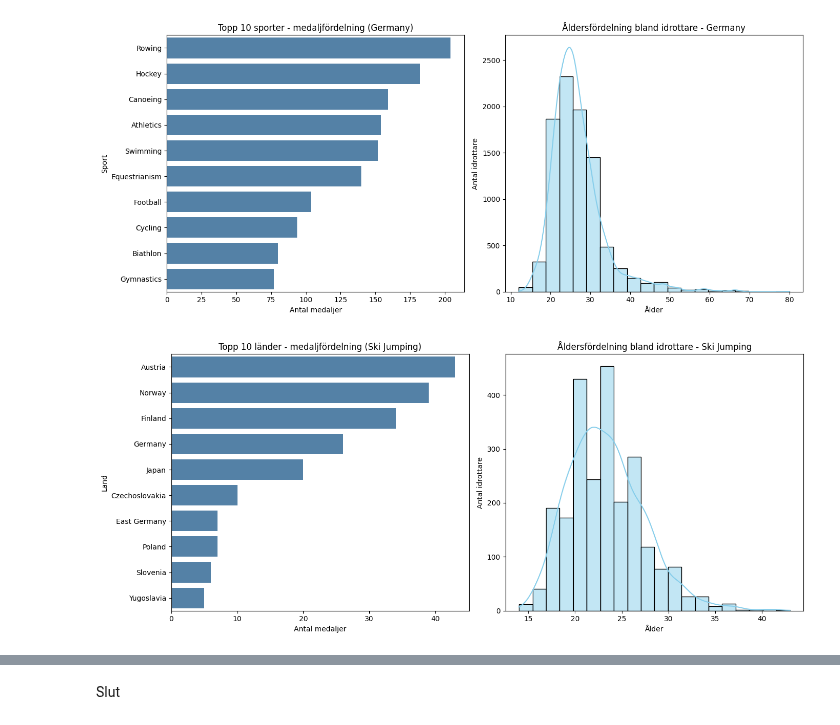
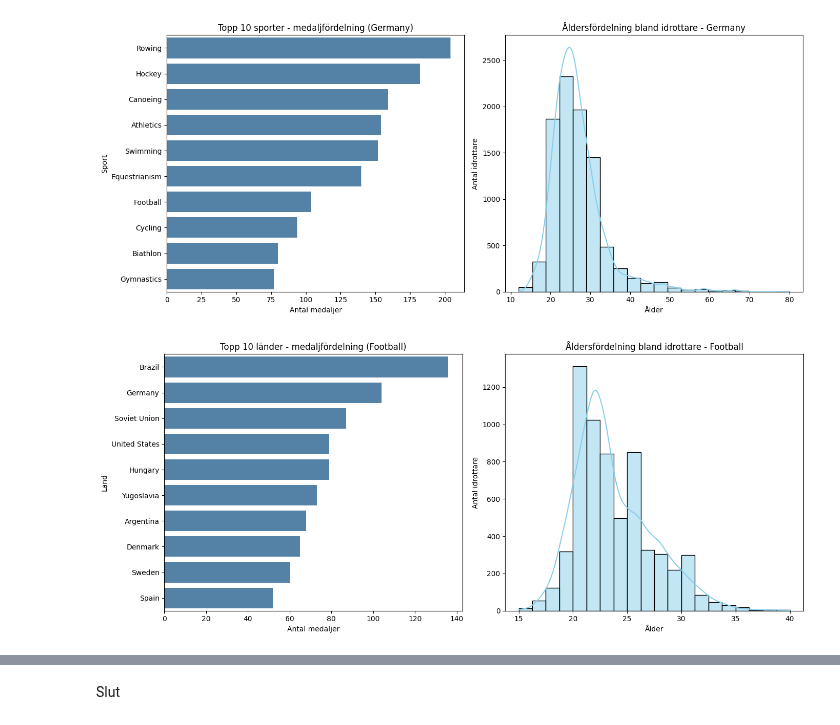
Before and after one commit to SebastianPetersson/Project_OS, a Jupyter notebook: Projekt_OS_Tyskland.ipynb, the cells around one changed output, grey strips where cells are left out. Saved outputs shown, nothing was run; the diff lists cells and outputs as text; code cells hidden in the pictures.

```diff
--- a/Projekt_OS_Tyskland.ipynb
+++ b/Projekt_OS_Tyskland.ipynb
@@ -210,6 +215,6 @@ Functions.visualize_country_stats(olympics, "Germany")
 # %% [output]
 [figure]
 # %%
-Functions.visualize_sport_stats(olympics, "Ski Jumping")
+Functions.visualize_sport_stats(olympics, "Football")
 # %% [output]
-[figure, old version]
+[figure, new version]
```
Also changed, not shown: parts of 3 cells of this notebook.
